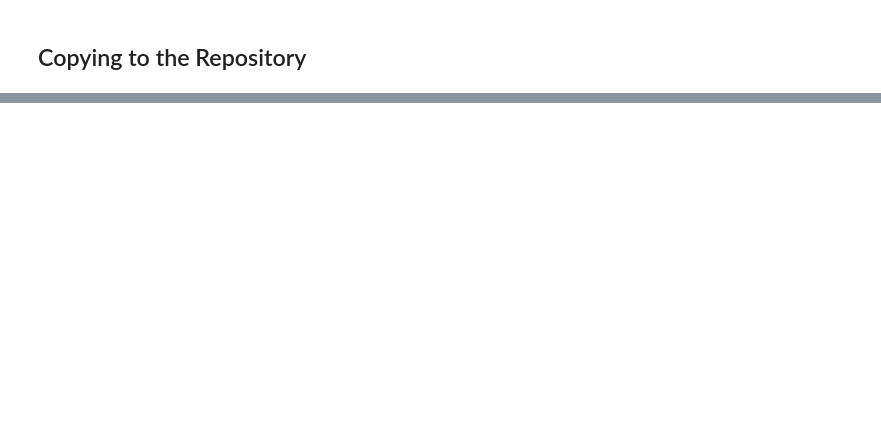
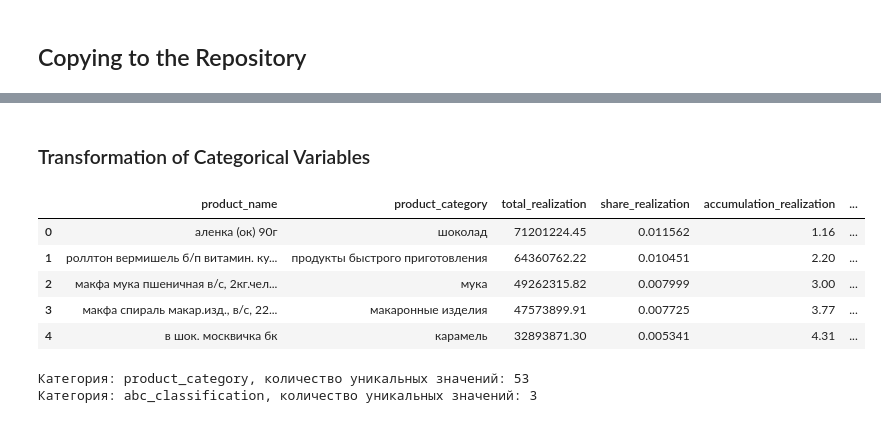
Before and after one commit to RoomJackal/FPLS, a Jupyter notebook: FPLS.ipynb, the cells around one changed output, grey strips where cells are left out. Saved outputs shown, nothing was run; the diff lists cells and outputs as text; code cells hidden in the pictures; blank space fills up the shorter version.

```diff
--- a/FPLS.ipynb
+++ b/FPLS.ipynb
@@ -30,0 +322,6 @@ print('Файлы успешно скопированы в репозитори
+# %%
+# Преобразование 'product_category' из object в category
+
+df_new_feature.product_category = df_new_feature.product_category.astype('category')
+print(f'Категории "product_category":')
+df_new_feature.product_category.dtype
@@ -30,0 +347,6 @@ print('Файлы успешно скопированы в репозитори
+# %%
+# Преобразование 'abc_classification' из object в category
+
+df_new_feature.abc_classification = df_new_feature.abc_classification.astype('category')
+print(f'Категории "abc_classification":')
+df_new_feature.abc_classification.dtype
@@ -30,0 +378,24 @@ print('Файлы успешно скопированы в репозитори
+# %% [markdown]
+### Transformation of Categorical Variables
+# %%
+# Копирование датасета для дальнейшего использования
+
+df_prepared = df_new_feature.copy()
+df_prepared.head()
+# %% [output]
+|  | product_name | product_category | total_realization | share_realization | accumulation_realization | ... |
+| 0 | аленка (ок) 90г | шоколад | 71201224.45 | 0.011562 | 1.16 | ... |
+| 1 | роллтон вермишель б/п витамин. ку... | продукты быстрого приготовления | 64360762.22 | 0.010451 | 2.20 | ... |
+| 2 | макфа мука пшеничная в/с, 2кг.чел... | мука | 49262315.82 | 0.007999 | 3.00 | ... |
+| 3 | макфа спираль макар.изд., в/с, 22... | макаронные изделия | 47573899.91 | 0.007725 | 3.77 | ... |
+| 4 | в шок. москвичка бк | карамель | 32893871.30 | 0.005341 | 4.31 | ... |
+# %%
+# Вывод списка значений и их количесвта для категориальных переменных
+
+categories = ['product_category', 'abc_classification']
+for categorie in categories:
+    unique_count = df_prepared[categorie].nunique()
+    print(f'Категория: {categorie}, количество уникальных значений: {unique_count}')
+# %% [output]
+Категория: product_category, количество уникальных значений: 53
+Категория: abc_classification, количество уникальных значений: 3
```
Also changed, not shown: parts of 39 cells of this notebook, 5 other files.
